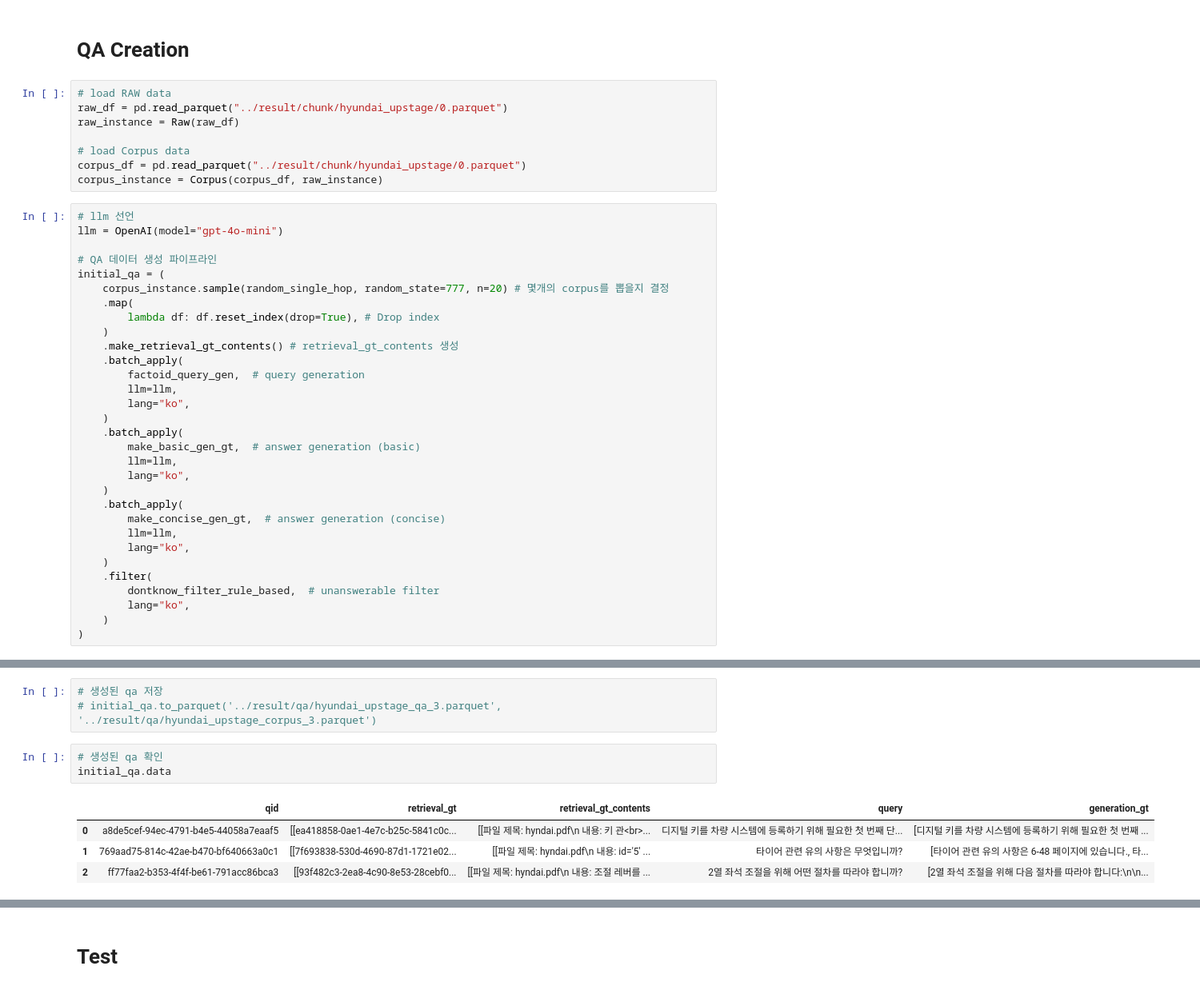
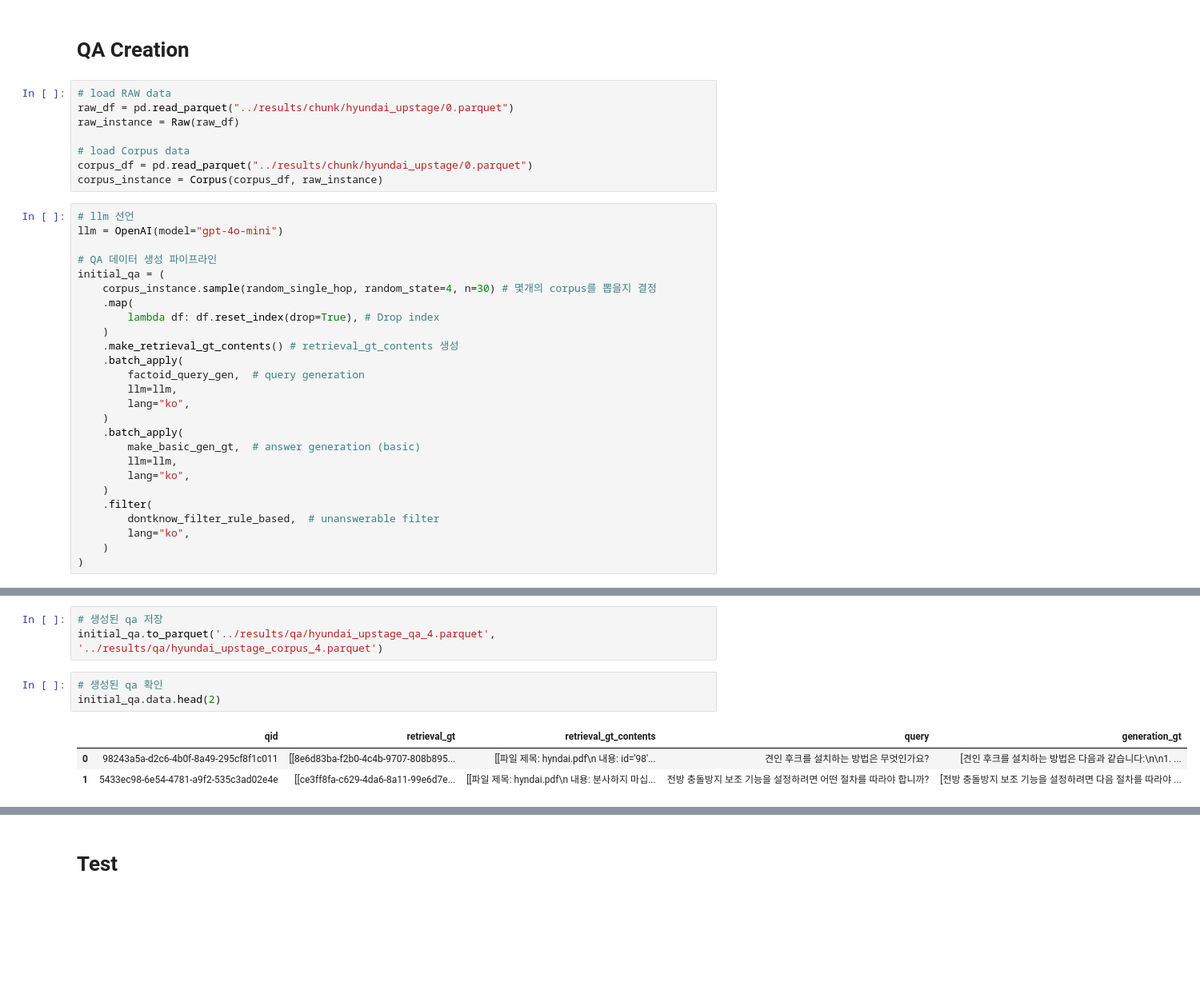
Before and after one commit to Rimo-rimo/rag_pipeline, a Jupyter notebook: AutoRAG/notebook/DataCreation.ipynb, the cells around one changed output, grey strips where cells are left out. Shown at 80% size. Saved outputs shown, nothing was run; the diff lists cells and outputs as text; blank space fills up the shorter version.

```diff
--- a/AutoRAG/notebook/DataCreation.ipynb
+++ b/AutoRAG/notebook/DataCreation.ipynb
@@ -71,11 +71,11 @@ corpus_df
 # QA Creation
 # %%
 # load RAW data
-raw_df = pd.read_parquet("../result/chunk/hyundai_upstage/0.parquet")
+raw_df = pd.read_parquet("../results/chunk/hyundai_upstage/0.parquet")
 raw_instance = Raw(raw_df)
 
 # load Corpus data
-corpus_df = pd.read_parquet("../result/chunk/hyundai_upstage/0.parquet")
+corpus_df = pd.read_parquet("../results/chunk/hyundai_upstage/0.parquet")
 corpus_instance = Corpus(corpus_df, raw_instance)
 # %%
 # llm 선언
@@ -83,7 +83,7 @@ llm = OpenAI(model="gpt-4o-mini")
 
 # QA 데이터 생성 파이프라인
 initial_qa = (
-    corpus_instance.sample(random_single_hop, random_state=777, n=20) # 몇개의 corpus를 뽑을지 결정
+    corpus_instance.sample(random_single_hop, random_state=4, n=30) # 몇개의 corpus를 뽑을지 결정
     .map(
         lambda df: df.reset_index(drop=True), # Drop index
     )
@@ -98,11 +98,6 @@ initial_qa = (
         llm=llm,
         lang="ko",
     )
-    .batch_apply(
-        make_concise_gen_gt,  # answer generation (concise)
-        llm=llm,
-        lang="ko",
-    )
     .filter(
         dontknow_filter_rule_based,  # unanswerable filter
         lang="ko",
@@ -136,14 +131,13 @@ initial_qa = (
 ... (48 outputs left out)
 # %%
 # 생성된 qa 저장
-# initial_qa.to_parquet('../result/qa/hyundai_upstage_qa_3.parquet', '../result/qa/hyundai_upstage_corpus_3.parquet')
+initial_qa.to_parquet('../results/qa/hyundai_upstage_qa_4.parquet', '../results/qa/hyundai_upstage_corpus_4.parquet')
 # %%
 # 생성된 qa 확인
-initial_qa.data
+initial_qa.data.head(2)
 # %% [output]
 |  | qid | retrieval_gt | retrieval_gt_contents | query | generation_gt |
-| 0 | a8de5cef-94ec-4791-b4e5-44058a7eaaf5 | [[ea418858-0ae1-4e7c-b25c-5841c0c... | [[파일 제목: hyndai.pdf\n 내용: 키 관<br>... | 디지털 키를 차량 시스템에 등록하기 위해 필요한 첫 번째 단... | [디지털 키를 차량 시스템에 등록하기 위해 필요한 첫 번째 ... |
-| 1 | 769aad75-814c-42ae-b470-bf640663a0c1 | [[7f693838-530d-4690-87d1-1721e02... | [[파일 제목: hyndai.pdf\n 내용: id='5' ... | 타이어 관련 유의 사항은 무엇입니까? | [타이어 관련 유의 사항은 6-48 페이지에 있습니다., 타... |
-| 2 | ff77faa2-b353-4f4f-be61-791acc86bca3 | [[93f482c3-2ea8-4c90-8e53-28cebf0... | [[파일 제목: hyndai.pdf\n 내용: 조절 레버를 ... | 2열 좌석 조절을 위해 어떤 절차를 따라야 합니까? | [2열 좌석 조절을 위해 다음 절차를 따라야 합니다:\n\n... |
+| 0 | 98243a5a-d2c6-4b0f-8a49-295cf8f1c011 | [[8e6d83ba-f2b0-4c4b-9707-808b895... | [[파일 제목: hyndai.pdf\n 내용: id='98'... | 견인 후크를 설치하는 방법은 무엇인가요? | [견인 후크를 설치하는 방법은 다음과 같습니다:\n\n1. ... |
+| 1 | 5433ec98-6e54-4781-a9f2-535c3ad02e4e | [[ce3ff8fa-c629-4da6-8a11-99e6d7e... | [[파일 제목: hyndai.pdf\n 내용: 분사하지 마십... | 전방 충돌방지 보조 기능을 설정하려면 어떤 절차를 따라야 합니까? | [전방 충돌방지 보조 기능을 설정하려면 다음 절차를 따라야 ... |
 # %%
 # Chunk 결과 확인
```
Also changed, not shown: parts of 9 cells of this notebook, 3 other files.
